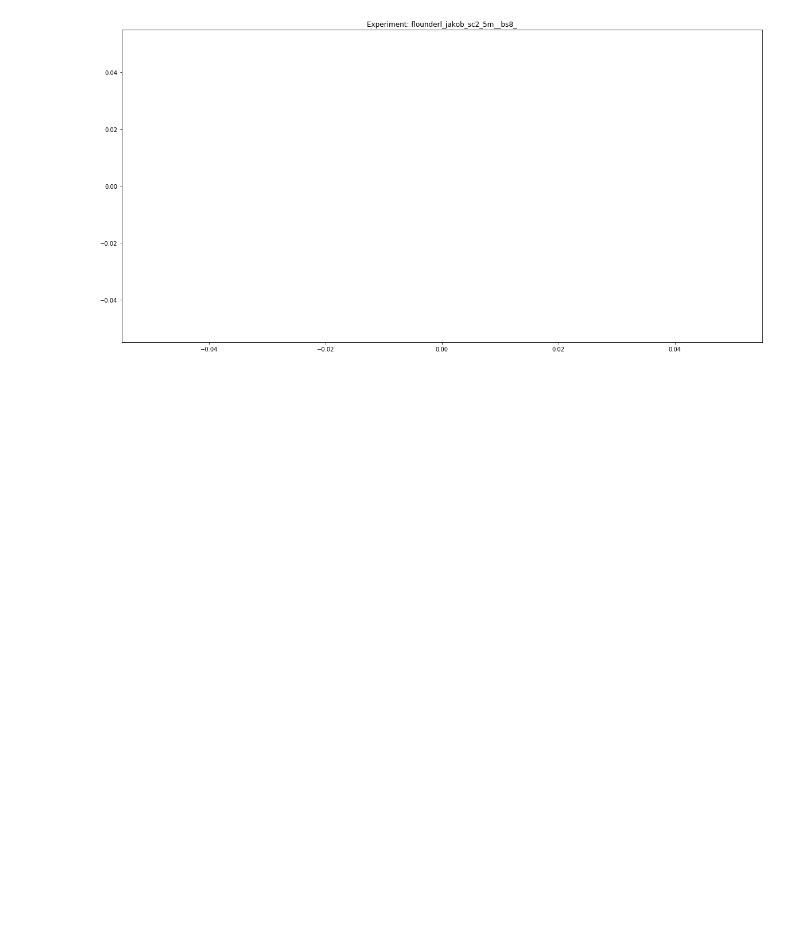
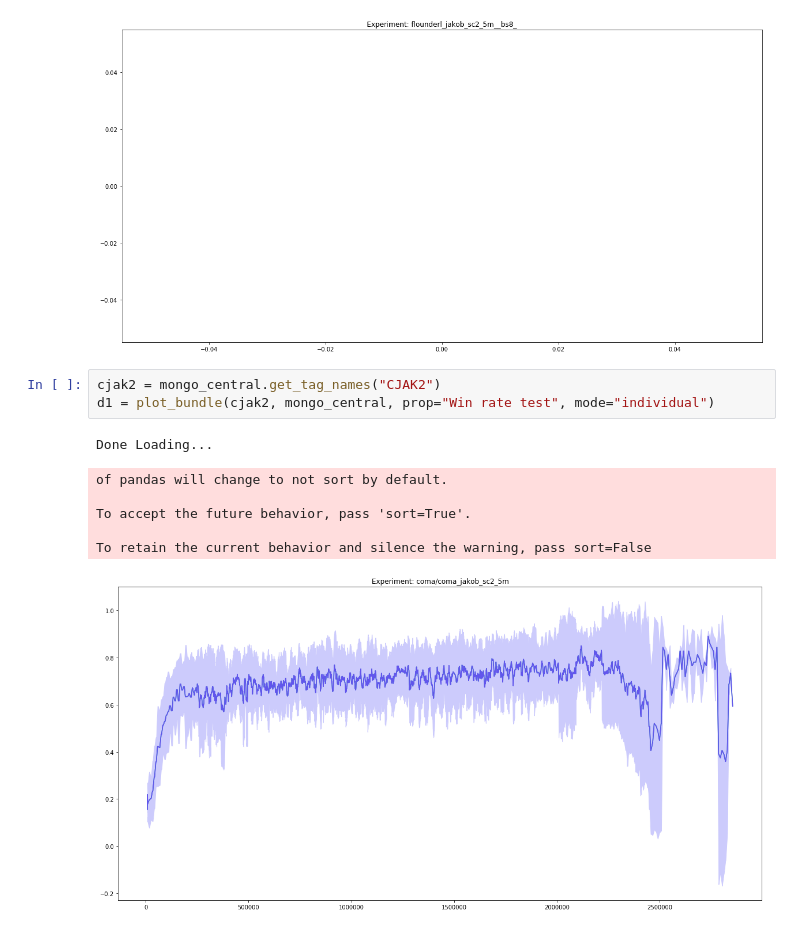
Before and after one commit to benellis3/mappo, a Jupyter notebook: analysis/flounderl/first_test.ipynb, the cells around one changed output. Drawn from its saved outputs; the diff is of its cells as text; blank space fills up the shorter version.

```diff
--- a/analysis/flounderl/first_test.ipynb
+++ b/analysis/flounderl/first_test.ipynb
@@ -254,3 +254,14 @@ To accept the future behavior, pass 'sort=True'.
 
 To retain the current behavior and silence the warning, pass sort=False
 [figure]
+# %%
+cjak2 = mongo_central.get_tag_names("CJAK2")
+d1 = plot_bundle(cjak2, mongo_central, prop="Win rate test", mode="individual")
+# %% [output]
+Done Loading...
+of pandas will change to not sort by default.
+
+To accept the future behavior, pass 'sort=True'.
+
+To retain the current behavior and silence the warning, pass sort=False
+[figure, added]
```
Also changed, not shown: 4 other files.
